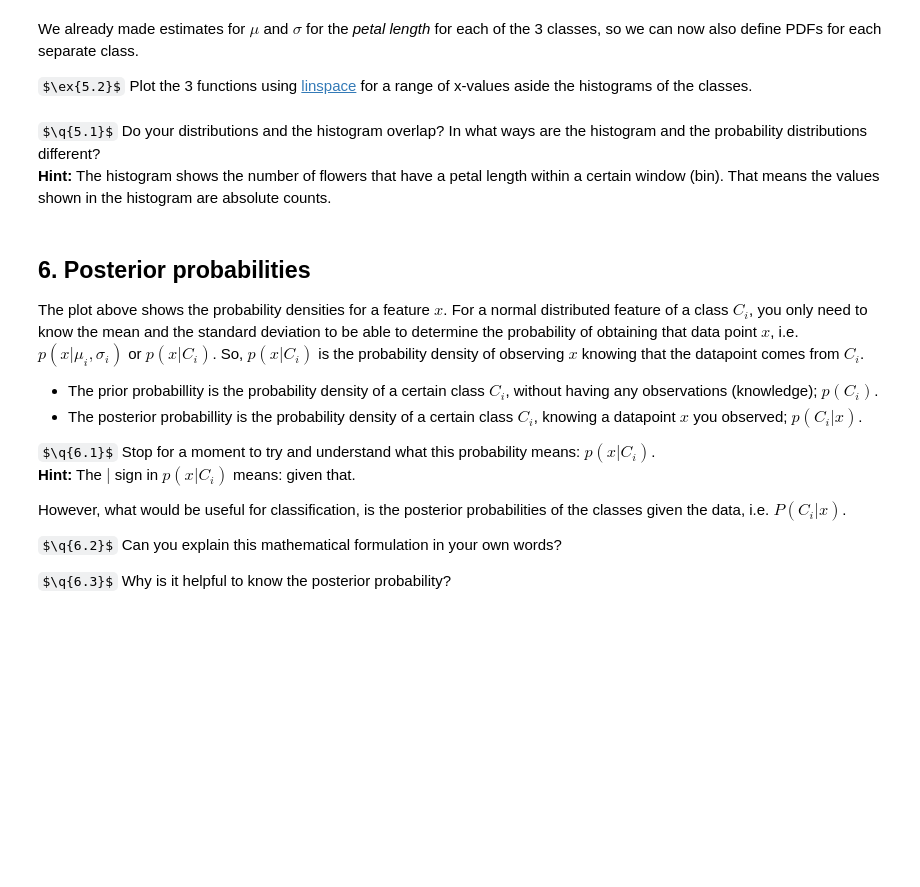
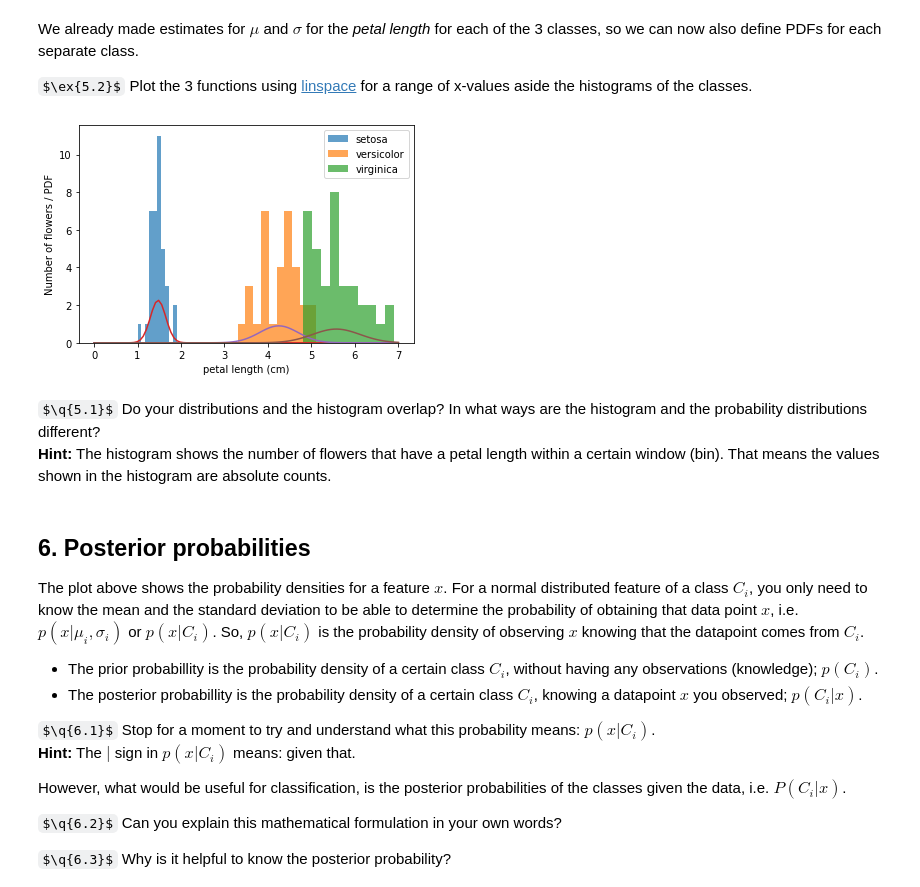
Before and after one commit to ndomitus/Python-ML, a Jupyter notebook: Lab 2 - Parametric/parametric_classifiers_student.ipynb, the cells around one changed output. Cells and saved outputs as stored; diff of their text form; code cells hidden in the pictures; some formulas as TeX source; blank space fills up the shorter version.

```diff
--- a/Lab 2 - Parametric/parametric_classifiers_student.ipynb
+++ b/Lab 2 - Parametric/parametric_classifiers_student.ipynb
@@ -138,9 +186,9 @@ X_train, X_test, Y_train, Y_test = train_test_split(iris.data, iris.target, test
 
 # Due to the randomness of the split, number of each flowers is not necessarily the same
 # Separate the training dataset into the three flower types.
-setosa_X_train = None
-versicolor_X_train = None
-virginica_X_train = None
+setosa_X_train = X_train[Y_train == 0]
+versicolor_X_train = X_train[Y_train == 1]
+virginica_X_train = X_train[Y_train == 2]
 # START ANSWER
 # END ANSWER
 
@@ -180,12 +232,14 @@ __Hint:__ Try to use numpy's functions to perform operations on your input (e.g.
 def compute_mean(x):
     mean = 0
     # START ANSWER
+    mean = np.sum(x) / len(x)
     # END ANSWER
     return mean
 
 def compute_sd(x, mean):
     sd = 0
     # START ANSWER
+    sd = np.sqrt(np.sum((x - mean)**2) / len(x))
     # END ANSWER
     return sd
 
@@ -255,18 +317,23 @@ $\ex{5.2}$ Plot the 3 functions using [linspace](https://docs.scipy.org/doc/nump
 # %%
 # Histograms of the flower types of the training set
 plt.hist(setosa_X_train[:,feature_idx], label=iris.target_names[0], alpha=0.7)
 plt.hist(versicolor_X_train[:,feature_idx], label=iris.target_names[1], alpha=0.7)
 plt.hist(virginica_X_train[:,feature_idx], label=iris.target_names[2], alpha=0.7)
 
 # Plot your PDFs here
 xs = np.linspace(0, 7, 100)
 # START ANSWER
+plt.plot(xs, normal_PDF(xs, mean_setosa, sd_setosa))
+plt.plot(xs, normal_PDF(xs, mean_versicolor, sd_versicolor))
+plt.plot(xs, normal_PDF(xs, mean_virginica, sd_virginica))
 # END ANSWER
 
 plt.xlabel(iris.feature_names[feature_idx])
 plt.ylabel('Number of flowers / PDF')
 plt.legend()
 plt.show()
+# %% [output]
+[figure, added]
 # %% [markdown]
 $\q{5.1}$ Do your distributions and the histogram overlap? In what ways are the histogram and the probability distributions different?
 __Hint:__ The histogram shows the number of flowers that have a petal length within a certain window (bin). That means the values shown in the histogram are absolute counts.
```
Also changed, not shown: parts of 9 cells of this notebook.
